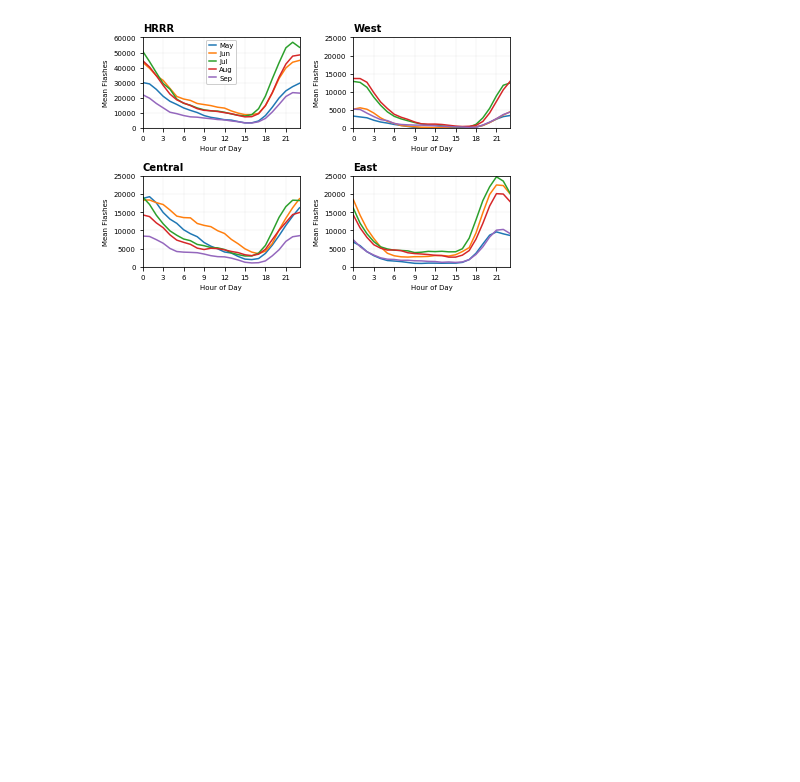
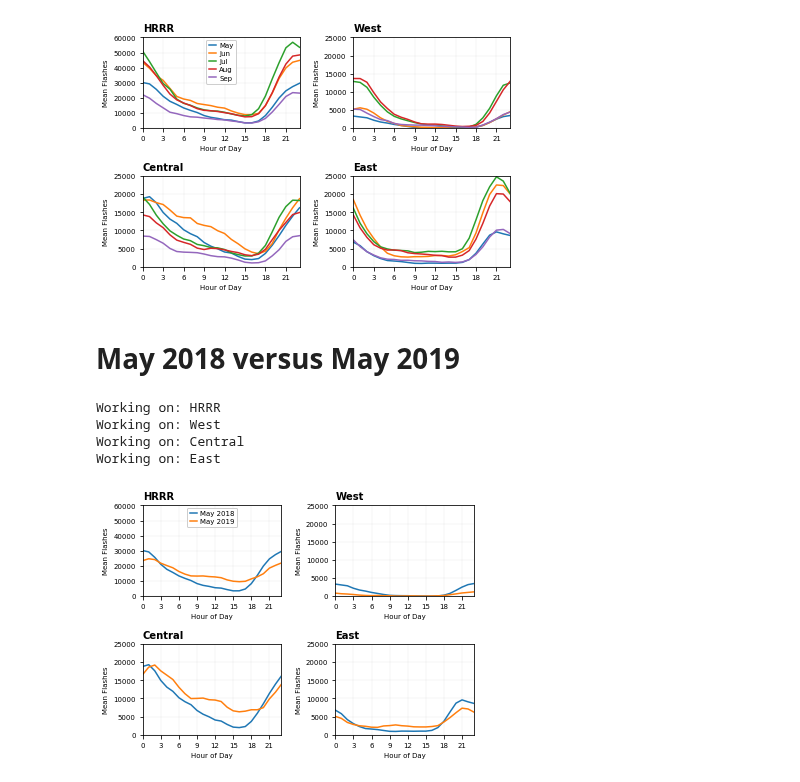
Before and after one commit to blaylockbk/pyBKB_v3, a Jupyter notebook: publications/GLM_HRRR/Fig-03_GLM-flash-count.ipynb, the cells around one changed output. Cells and saved outputs as stored; diff of their text form; code cells hidden in the pictures; blank space fills up the shorter version.

```diff
--- a/publications/GLM_HRRR/Fig-03_GLM-flash-count.ipynb
+++ b/publications/GLM_HRRR/Fig-03_GLM-flash-count.ipynb
@@ -45,14 +45,14 @@ sys.path.append('/uufs/chpc.utah.edu/common/home/u0553130/pyBKB_v3')
 # %%
 domains = ['HRRR', 'West', 'Central', 'East']
 # %%
-def get_HRRR_GLM_stats_hov_by_month(DOMAIN, month):
+def get_HRRR_GLM_stats_hov_by_month(DOMAIN, month, year=2018, verbose=False):
     samples = []
     for hour in range(24):
         DIR = '/uufs/chpc.utah.edu/common/home/u0553130/pyBKB_v3/BB_HRRR/GLM_and_HRRR/HRRR_GLM_contingency_table'
-        FILE = '/%s/%s_2018_m%02d_h%02d.csv' % (DOMAIN, DOMAIN, month, hour)
+        FILE = '/%s/%s_%s_m%02d_h%02d.csv' % (DOMAIN, DOMAIN, year, month, hour)
 
         FLASH_DIR = '/uufs/chpc.utah.edu/common/home/u0553130/pyBKB_v3/BB_HRRR/HRRR_GLM_hit_rate_data/'
-        FLASH_FILE = '/GLM_in_HRRR_%s_2018_m%02d_h%02d.csv' % (DOMAIN, month, hour)
+        FLASH_FILE = '/GLM_in_HRRR_%s_%s_m%02d_h%02d.csv' % (DOMAIN, year, month, hour)
 
         mean_flashes = []
         mean_events = []
@@ -63,6 +63,7 @@ def get_HRRR_GLM_stats_hov_by_month(DOMAIN, month):
             try:
                 flash_data = np.genfromtxt(FLASH_DIR+FLASH_FILE, delimiter=',', names=True, dtype=None, encoding='UTF-8')
             except:
+                if verbose: print('ERROR FLASH:', month, year, hour )
                 flash_data = {'GLM_FLASH_COUNT':[np.nan, np.nan, np.nan]}
 
             try:
@@ -128,3 +129,40 @@ Working on: West
 Working on: Central
 Working on: East
 [figure]
+# %% [markdown]
+# May 2018 versus May 2019
+# %%
+fig, axes = plt.subplots(2,2)
+axes = axes.flatten()
+
+#for i, DOMAIN in enumerate(['HRRR']):
+for ax, DOM in zip(axes, domains):
+    print('Working on:', DOM)
+    plt.sca(ax)
+    for m in [5]:
+        F2019 = get_HRRR_GLM_stats_hov_by_month(DOMAIN=DOM, month=5, year=2019)['flashes']
+        F2018 = get_HRRR_GLM_stats_hov_by_month(DOMAIN=DOM, month=5, year=2018)['flashes']
+        plt.plot(F2018, label='%s 2018' % datetime(2018, m, 1).strftime("%b"))
+        plt.plot(F2019, label='%s 2019' % datetime(2018, m, 1).strftime("%b"))
+    plt.xticks(range(0,24,3));
+    plt.title(DOM, loc='left', fontweight='bold')
+    plt.xlabel('Hour of Day')
+    if DOM == 'HRRR':
+        plt.ylim(ymax=60000)
+        plt.legend(loc='upper center')
+    else:
+        plt.ylim(ymax=25000)
+    plt.xlim([0,23])
+    plt.ylim(ymin=0)
+    plt.ylabel('Mean Flashes')
+    plt.grid()
+
+plt.tight_layout()
+
+plt.savefig('./figs/not-shown_GLM-flashes-count-May2018_May2019')
+# %% [output]
+Working on: HRRR
+Working on: West
+Working on: Central
+Working on: East
+[figure, added]
```
Also changed, not shown: 7 other files.
